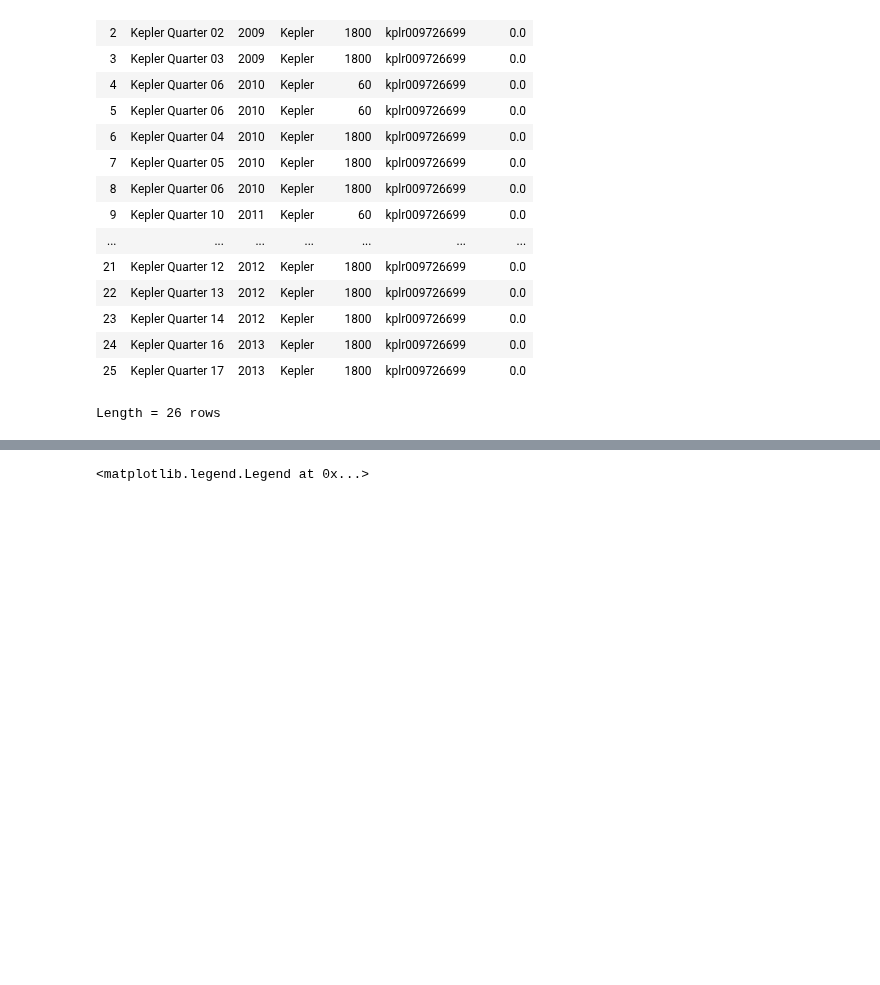
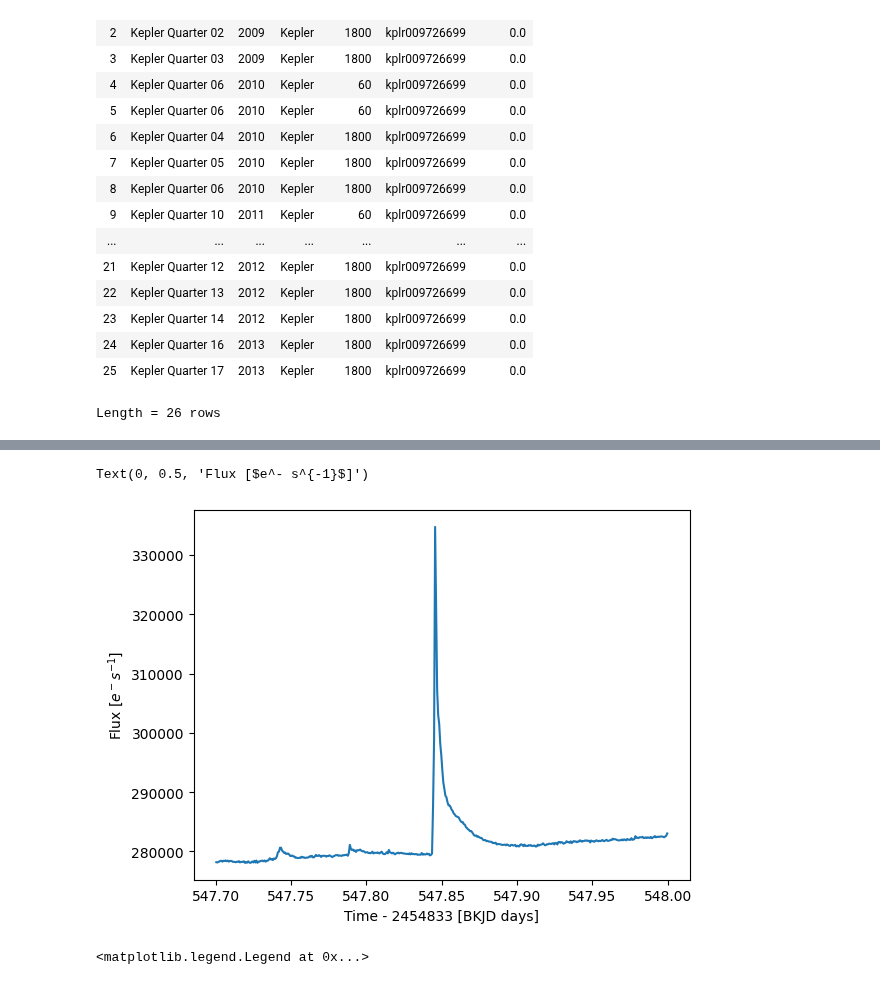
Before and after one commit to RileyWClarke/RAFTS, a Jupyter notebook: Notebooks/candence_plot.ipynb, the cells around one changed output, grey strips where cells are left out. Drawn from its saved outputs; the diff is of its cells as text; code cells hidden in the pictures; blank space fills up the shorter version.

```diff
--- a/Notebooks/candence_plot.ipynb
+++ b/Notebooks/candence_plot.ipynb
@@ -55,0 +54,4 @@ plt.savefig('/Users/riley/Desktop/RAFTS/Figures/candencefig.png', dpi=300, bbox_
+# %%
+lc1_df = lc1.to_pandas()
+
+lc1_df.head()
@@ -55,0 +67,7 @@ plt.savefig('/Users/riley/Desktop/RAFTS/Figures/candencefig.png', dpi=300, bbox_
+# %%
+lc1_df[(lc1_df.index > 547.7) * (lc1_df.index < 548)].plot(y='flux', use_index=True, legend=False)
+plt.xlabel('Time - 2454833 [BKJD days]')
+plt.ylabel(r'Flux [$e^- s^{-1}$]')
+# %% [output]
+Text(0, 0.5, 'Flux [$e^- s^{-1}$]')
+[figure, added]
```
Also changed, not shown: parts of 6 cells of this notebook, 1 other file.
